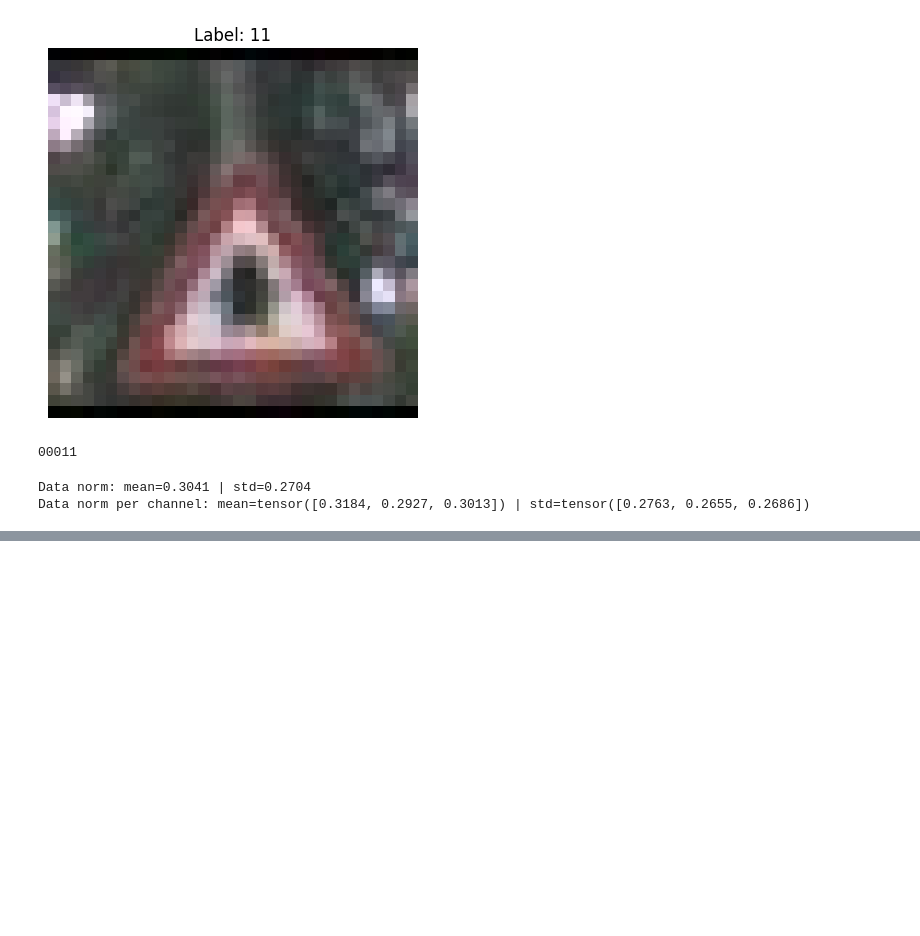
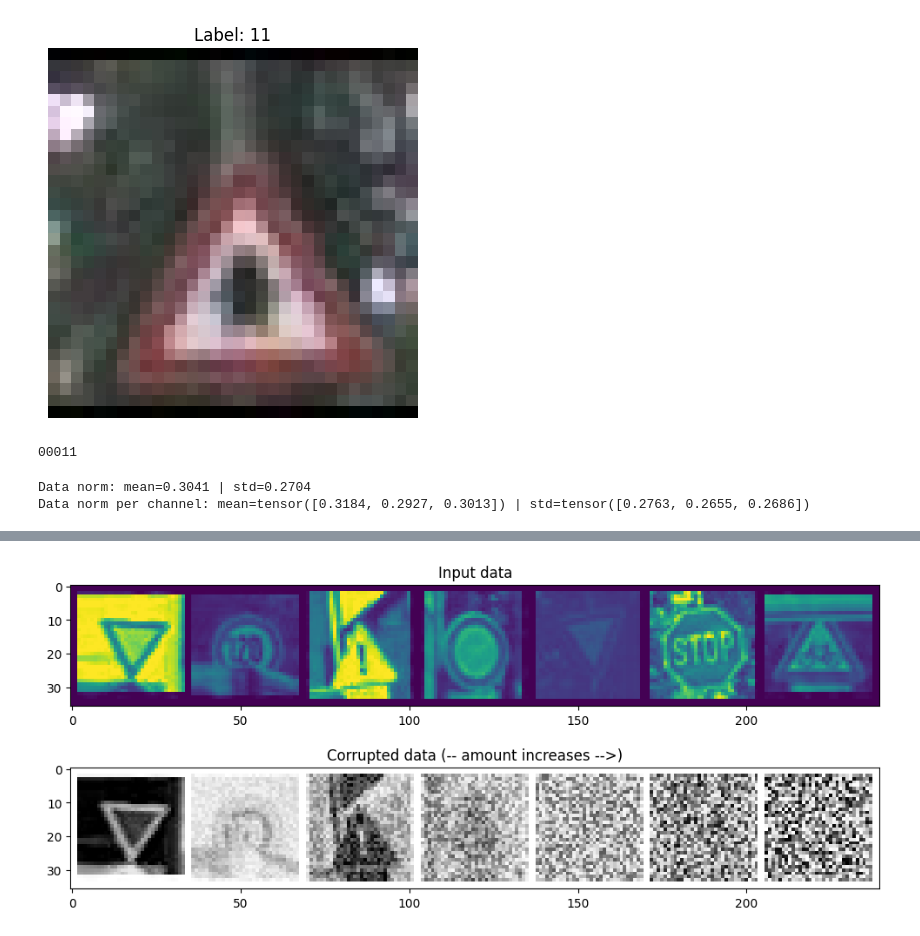
Before and after one commit to szymonsteccc/ssne_26L, a Jupyter notebook: generatywne/rozwiazanie.ipynb, the cells around one changed output, grey strips where cells are left out. Saved outputs shown, nothing was run; the diff lists cells and outputs as text; code cells hidden in the pictures; blank space fills up the shorter version.

```diff
--- a/generatywne/rozwiazanie.ipynb
+++ b/generatywne/rozwiazanie.ipynb
@@ -80,3 +103,9 @@ print(f"Data norm per channel: mean={all_samples.mean(axis=(0,2,3))} | std={all_
 # %% [output]
 Data norm: mean=0.3041 | std=0.2704
 Data norm per channel: mean=tensor([0.3184, 0.2927, 0.3013]) | std=tensor([0.2763, 0.2655, 0.2686])
+# %%
+def corrupt(x, amount):
+    """Corrupt the input `x` by mixing it with noise according to `amount`"""
+    noise = torch.rand_like(x)
+    amount = amount.view(-1, 1, 1, 1) # Sort shape so broadcasting works
+    return x*(1-amount) + noise*amount
@@ -82,0 +120,15 @@ Data norm per channel: mean=tensor([0.3184, 0.2927, 0.3013]) | std=tensor([0.276
+# %%
+# Plotting the input data
+fig, axs = plt.subplots(2, 1, figsize=(12, 5))
+axs[0].set_title('Input data')
+axs[0].imshow(torchvision.utils.make_grid(x)[0])
+
+# Adding noise
+amount = torch.linspace(0, 1, x.shape[0]) # Left to right -> more corruption
+noised_x = corrupt(x, amount)
+
+# Plotting the noised version
+axs[1].set_title('Corrupted data (-- amount increases -->)')
+axs[1].imshow(torchvision.utils.make_grid(noised_x)[0], cmap='Greys');
+# %% [output]
+[figure, added]
```
Also changed, not shown: parts of 6 cells of this notebook.
